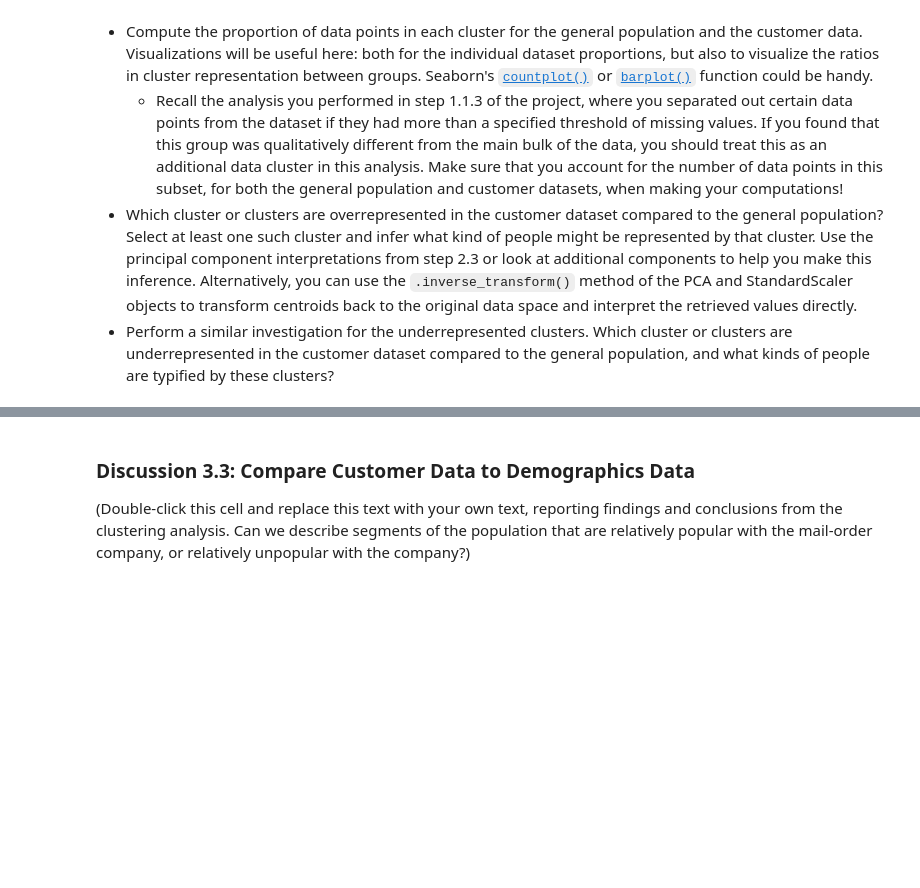
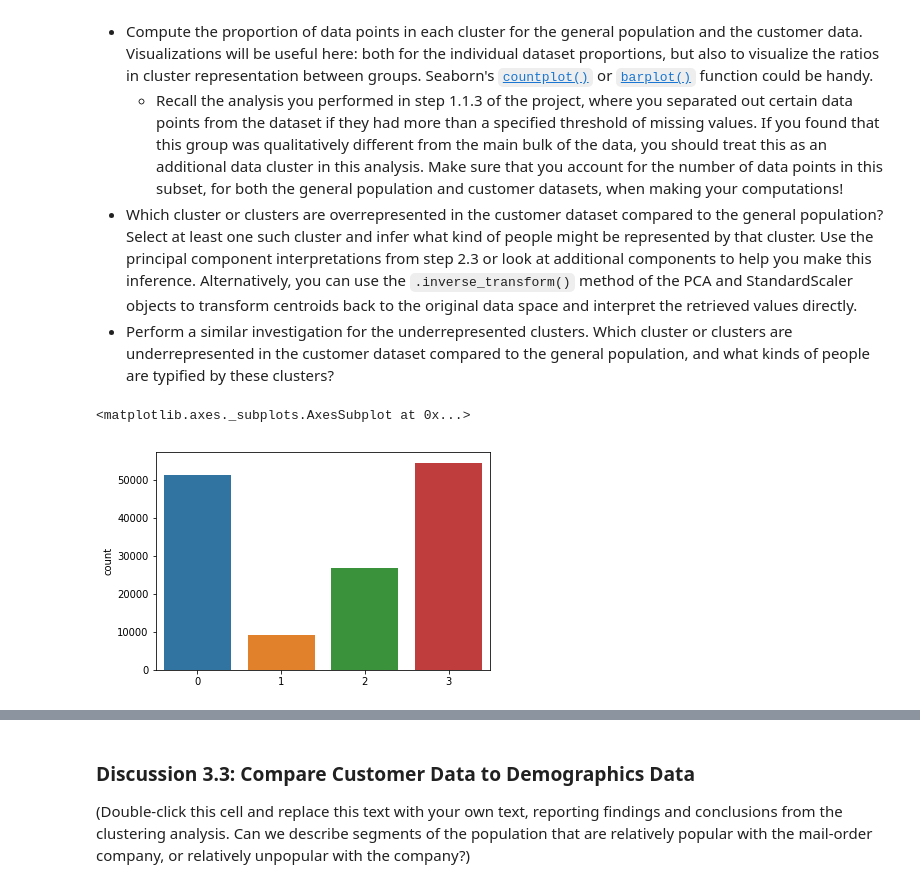
Before and after one commit to rahulsanjay18/UdacityMLProj3, a Jupyter notebook: Identify_Customer_Segments.ipynb, the cells around one changed output, grey strips where cells are left out. Drawn from its saved outputs; the diff is of its cells as text; code cells hidden in the pictures; blank space fills up the shorter version.

```diff
--- a/Identify_Customer_Segments.ipynb
+++ b/Identify_Customer_Segments.ipynb
@@ -596,6 +608,8 @@ for i in range(len(10)):
 # %%
 # Re-fit the k-means model with the selected number of clusters and obtain
 # cluster predictions for the general population demographics data.
+kmeans = KMeans(min_index + 1)
+labels = kmeans.fit_predict(azdias);
 # %% [markdown]
 ### Discussion 3.1: Apply Clustering to General Population
 
@@ -610,4 +624,5 @@ Now that you have clusters and cluster centers for the general population, it's
 - Use the sklearn objects from the general demographics data, and apply their transformations to the customers data. That is, you should not be using a `.fit()` or `.fit_transform()` method to re-fit the old objects, nor should you be creating new sklearn objects! Carry the data through the feature scaling, PCA, and clustering steps, obtaining cluster assignments for all of the data in the customer demographics data.
 # %%
 # Load in the customer demographics data.
-customers =
+customers = pd.read_csv('Udacity_CUSTOMERS_Subset.csv', sep=';')
+customers_cpy = pd.read_csv('Udacity_CUSTOMERS_Subset.csv', sep=';')
@@ -617,6 +630,12 @@ SyntaxError: invalid syntax (<ipython-input-37-416d584d1460>, line 2)
 # Apply preprocessing, feature transformation, and clustering from the general
 # demographics onto the customer data, obtaining cluster predictions for the
 # customer demographics data.
+customers = clean_data(customers);
+
+
+cleaner = Imputer(missing_values=np.nan, axis=0)
+customers = cleaner.fit_transform(customers)
+pred = kmeans.fit_predict(customers)
 # %% [markdown]
 ### Step 3.3: Compare Customer Data to Demographics Data
 
@@ -633,3 +652,8 @@ Take a look at the following points in this step:
 # %%
 # Compare the proportion of data in each cluster for the customer data to the
 # proportion of data in each cluster for the general population.
+from seaborn import countplot
+countplot(pred)
+# %% [output]
+<matplotlib.axes._subplots.AxesSubplot at 0x...>
+[figure, added]
```
Also changed, not shown: parts of 17 cells of this notebook, 1 other file.
